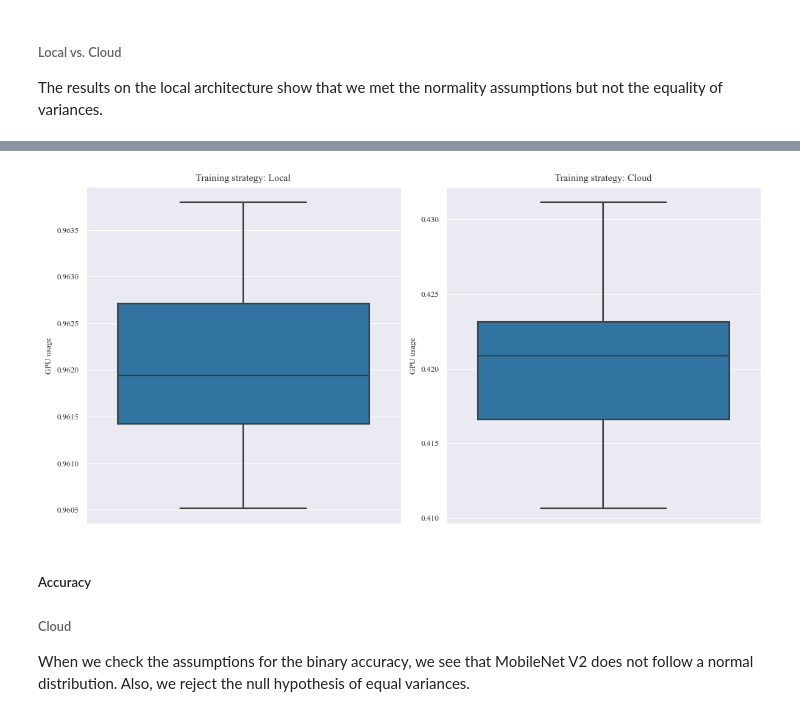
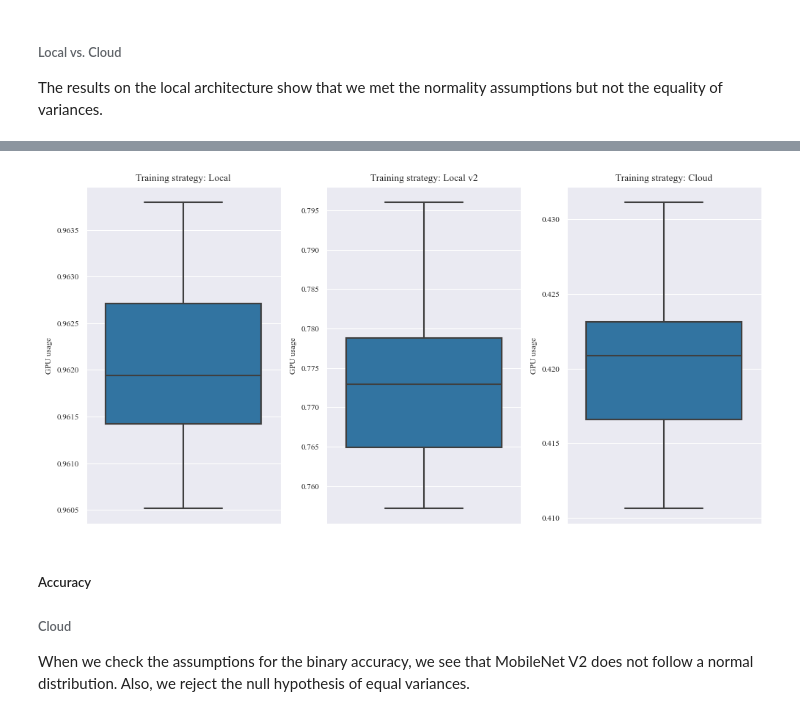
Before and after one commit to santidrj/DL-energetic-impact-analysis, a Jupyter notebook: data-analysis.ipynb, the cells around one changed output, grey strips where cells are left out. Saved outputs shown, nothing was run; the diff lists cells and outputs as text; code cells hidden in the pictures.

```diff
--- a/data-analysis.ipynb
+++ b/data-analysis.ipynb
@@ -217,15 +217,24 @@ cloud_mobilenet = analysis_df.query(
 local_mobilenet = analysis_df.query(
     "`training strategy` == 'local' & `architecture` == 'mobilenet_v2'"
 )
+local_v2_mobilenet = analysis_df.query(
+    "`training strategy` == 'local-v2' & `architecture` == 'mobilenet_v2'"
+)
 cloud_nasnet = analysis_df.query(
     "`training strategy` == 'cloud' & `architecture` == 'nasnet_mobile'"
 )
 local_nasnet = analysis_df.query(
     "`training strategy` == 'local' & `architecture` == 'nasnet_mobile'"
 )
+local_v2_nasnet = analysis_df.query(
+    "`training strategy` == 'local-v2' & `architecture` == 'nasnet_mobile'"
+)
 cloud_xception = analysis_df.query(
     "`training strategy` == 'cloud' & `architecture` == 'xception'"
 )
+local_v2_xception = analysis_df.query(
+    "`training strategy` == 'local-v2' & `architecture` == 'xception'"
+)
 # %% [markdown]
 Now we test the normality and homogeneity of variance of the temperature in the cloud architecture. The results show that the NASNet measurements of temperature are not normally distributed. Also, the homogeneity of variance is not met.
 # %%
@@ -717,17 +782,21 @@ Levene test for equal variances: W = 28.789825332791743 and p-value = 1.89326828
 # %%
-fig, (ax1, ax2) = plt.subplots(1, 2, figsize=(10, 5))
+fig, (ax1, ax2, ax3) = plt.subplots(1, 3, figsize=(10, 5))
 sns.boxplot(y=local_nasnet.gpu_usage, ax=ax1)
 ax1.set_ylabel("GPU usage")
 ax1.set_title("Training strategy: Local")
 
-sns.boxplot(y=cloud_nasnet_no_gpu_outliers.gpu_usage, ax=ax2)
+sns.boxplot(y=local_v2_nasnet.gpu_usage, ax=ax2)
 ax2.set_ylabel("GPU usage")
-ax2.set_title("Training strategy: Cloud")
+ax2.set_title("Training strategy: Local v2")
+
+sns.boxplot(y=cloud_nasnet_no_gpu_outliers.gpu_usage, ax=ax3)
+ax3.set_ylabel("GPU usage")
+ax3.set_title("Training strategy: Cloud")
 
 if SAVE_FIGS:
     plt.savefig(os.path.join(FIGURES_DIR, "cloud-local-gpu_usage-boxplot.eps"))
 # %% [output]
-[figure, old version]
+[figure, new version]
 # %% [markdown]
 ##### Accuracy
 ###### Cloud
```
Also changed, not shown: parts of 23 cells of this notebook.
